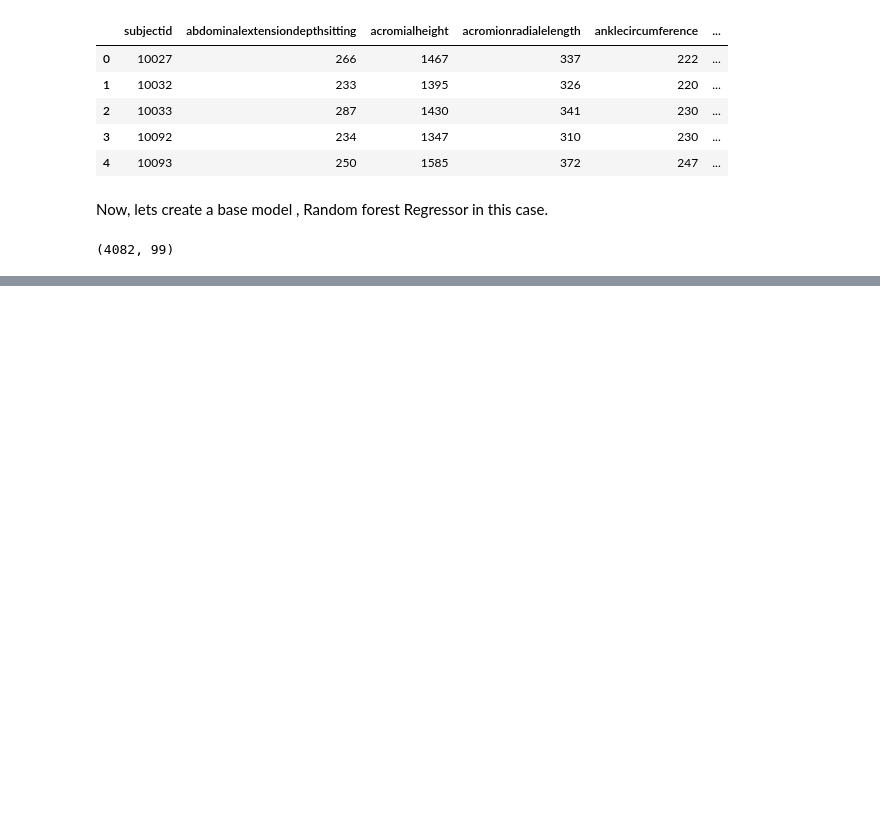
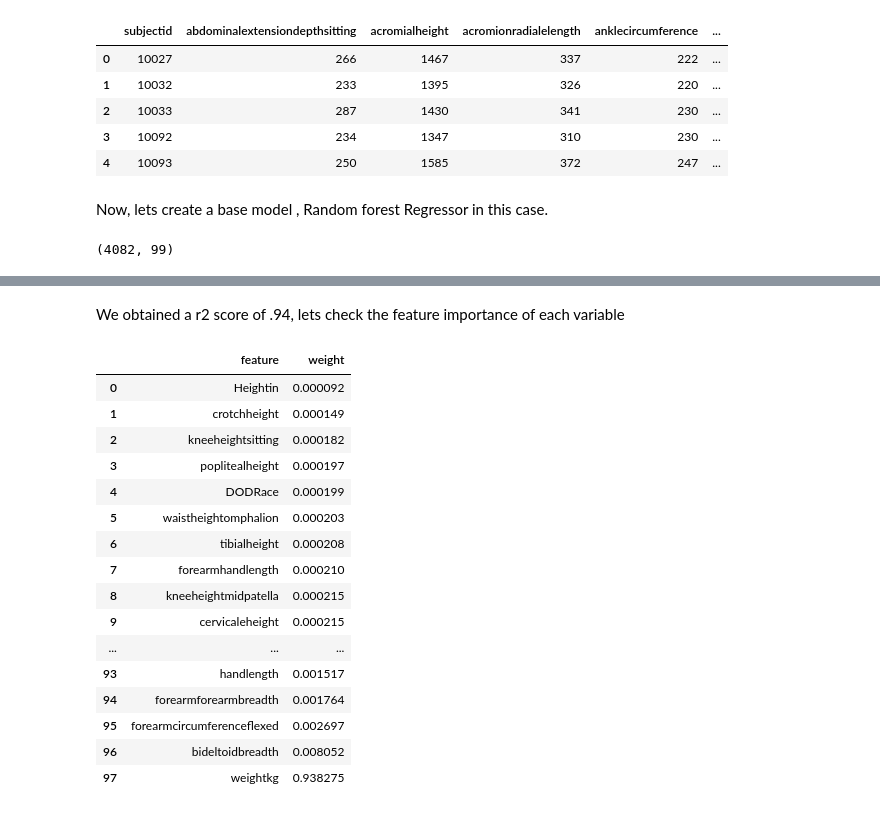
Before and after one commit to rohandawar/learningRFE, a Jupyter notebook: rfe-experiment-1.ipynb, the cells around one changed output, grey strips where cells are left out. Cells and saved outputs as stored; diff of their text form; code cells hidden in the pictures; blank space fills up the shorter version.

```diff
--- a/rfe-experiment-1.ipynb
+++ b/rfe-experiment-1.ipynb
@@ -130,0 +134,23 @@ forest.score(X_test_std, y_test)
+# %% [markdown]
+We obtained a r2 score of .94, lets check the feature importance of each variable
+# %%
+pd.DataFrame(zip(X_train.columns, abs(forest.feature_importances_)),
+            columns=['feature', 'weight']).sort_values("weight").reset_index(drop=True)
+# %% [output]
+|  | feature | weight |
+| 0 | Heightin | 0.000092 |
+| 1 | crotchheight | 0.000149 |
+| 2 | kneeheightsitting | 0.000182 |
+| 3 | poplitealheight | 0.000197 |
+| 4 | DODRace | 0.000199 |
+| 5 | waistheightomphalion | 0.000203 |
+| 6 | tibialheight | 0.000208 |
+| 7 | forearmhandlength | 0.000210 |
+| 8 | kneeheightmidpatella | 0.000215 |
+| 9 | cervicaleheight | 0.000215 |
+| ... | ... | ... |
+| 93 | handlength | 0.001517 |
+| 94 | forearmforearmbreadth | 0.001764 |
+| 95 | forearmcircumferenceflexed | 0.002697 |
+| 96 | bideltoidbreadth | 0.008052 |
+| 97 | weightkg | 0.938275 |
```
Also changed, not shown: parts of 5 cells of this notebook.
